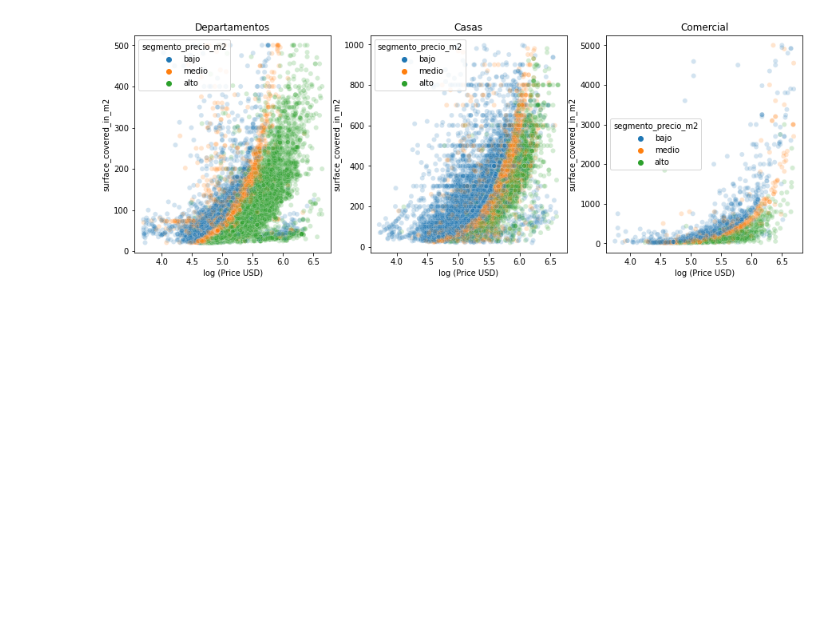
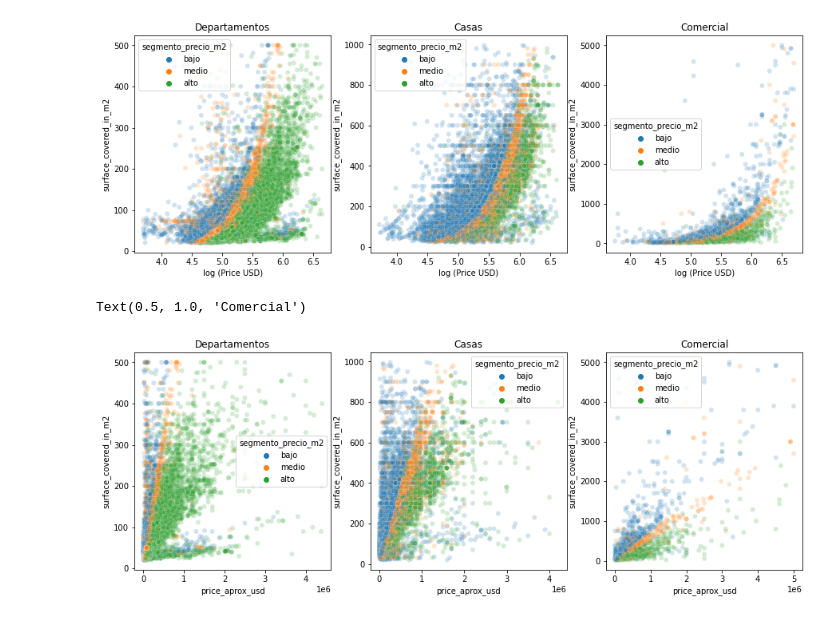
Before and after one commit to soledadh/limpieza_dataset_inmobiliario, a Jupyter notebook: Limpieza_v2.ipynb, the cells around one changed output. Cells and saved outputs as stored; diff of their text form; code cells hidden in the pictures; blank space fills up the shorter version.

```diff
--- a/Limpieza_v2.ipynb
+++ b/Limpieza_v2.ipynb
@@ -1124,3 +1124,29 @@ axs[2].set_title("Comercial")
 # %% [output]
 Text(0.5, 1.0, 'Comercial')
 [figure]
+# %%
+fig, axs = plt.subplots(1,3, figsize=(15, 5))
+
+sns.scatterplot(x=((df[(df.property_type == 'apartment')].price_aprox_usd)),
+                y=(df[(df.property_type == 'apartment')].surface_covered_in_m2 ),
+                alpha=0.2, ax=axs[0], hue=df['segmento_precio_m2'])
+
+
+axs[0].set_title("Departamentos")
+
+sns.scatterplot(x=((df[(df.property_type == 'house')].price_aprox_usd)),
+                y=(df[(df.property_type == 'house')].surface_covered_in_m2 ),
+                alpha=0.2, ax=axs[1], hue=df['segmento_precio_m2'])
+
+
+axs[1].set_title("Casas")
+
+sns.scatterplot(x=((df[(df.property_type == 'store')].price_aprox_usd)),
+                y=(df[(df.property_type == 'store')].surface_covered_in_m2 ),
+                alpha=0.2, ax=axs[2], hue=df['segmento_precio_m2'])
+
+
+axs[2].set_title("Comercial")
+# %% [output]
+Text(0.5, 1.0, 'Comercial')
+[figure, added]
```
Also changed, not shown: parts of 8 cells of this notebook, 1 other file.
